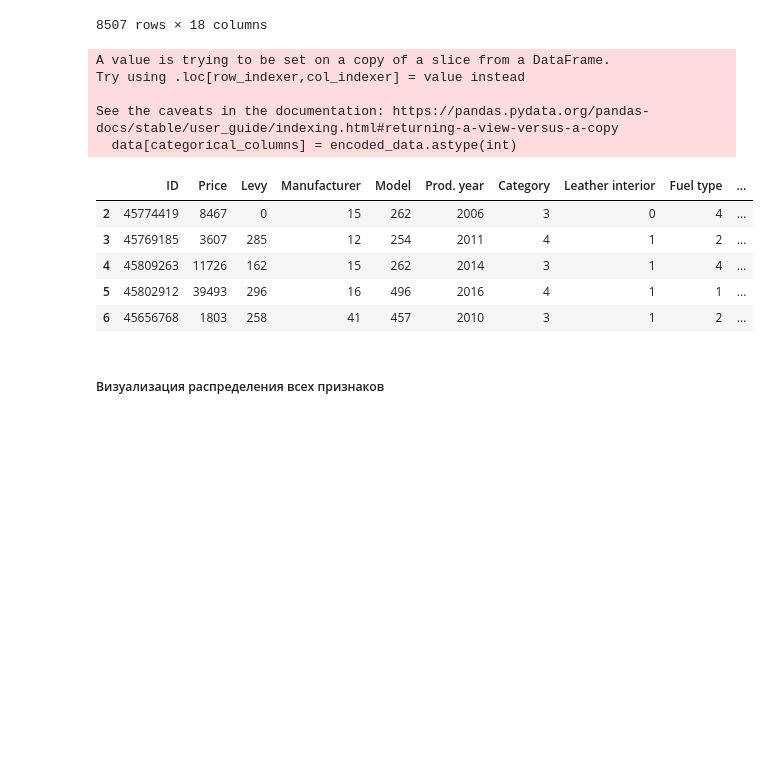
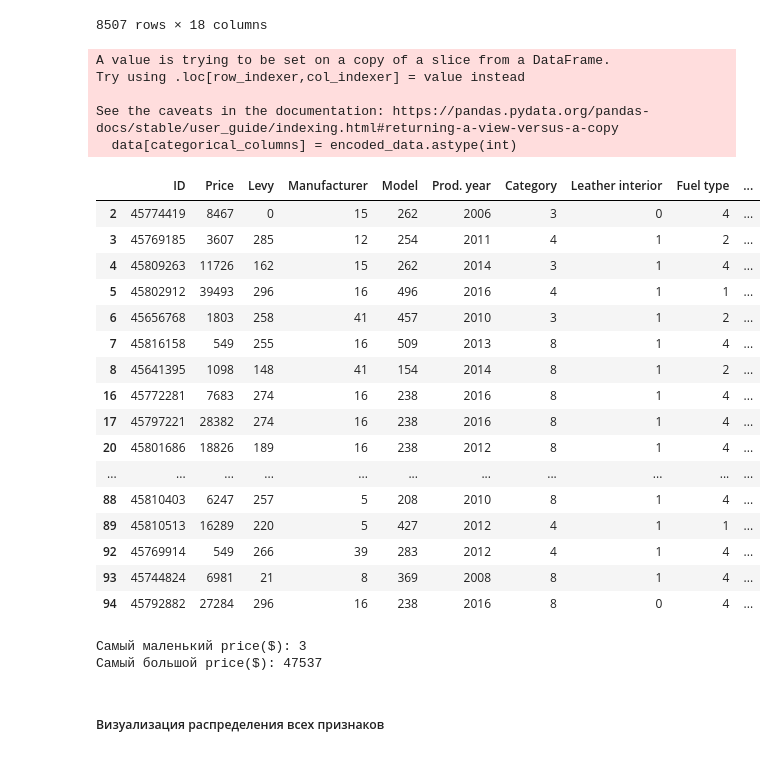
Before and after one commit to Mikilango/MachineLearning, a Jupyter notebook: test_6.ipynb, the cells around one changed output. Saved outputs shown, nothing was run; the diff lists cells and outputs as text; code cells hidden in the pictures; blank space fills up the shorter version.

```diff
--- a/test_6.ipynb
+++ b/test_6.ipynb
@@ -263,24 +271,47 @@ See the caveats in the documentation: https://pandas.pydata.org/pandas-docs/stab
 # %%
 # Кодирование категориальных переменных
 from sklearn.preprocessing import OrdinalEncoder
 categorical_columns = data.select_dtypes(include=['object']).columns.tolist()
 ordinal_encoder = OrdinalEncoder()
 encoded_data = ordinal_encoder.fit_transform(data[categorical_columns])
 data[categorical_columns] = encoded_data.astype(int)
 
-data.head()
+data.head(50)
 # %% [output]
 A value is trying to be set on a copy of a slice from a DataFrame.
 Try using .loc[row_indexer,col_indexer] = value instead
 
 See the caveats in the documentation: https://pandas.pydata.org/pandas-docs/stable/user_guide/indexing.html#returning-a-view-versus-a-copy
   data[categorical_columns] = encoded_data.astype(int)
 |  | ID | Price | Levy | Manufacturer | Model | Prod. year | Category | Leather interior | Fuel type | ... |
 | 2 | 45774419 | 8467 | 0 | 15 | 262 | 2006 | 3 | 0 | 4 | ... |
 | 3 | 45769185 | 3607 | 285 | 12 | 254 | 2011 | 4 | 1 | 2 | ... |
 | 4 | 45809263 | 11726 | 162 | 15 | 262 | 2014 | 3 | 1 | 4 | ... |
 | 5 | 45802912 | 39493 | 296 | 16 | 496 | 2016 | 4 | 1 | 1 | ... |
 | 6 | 45656768 | 1803 | 258 | 41 | 457 | 2010 | 3 | 1 | 2 | ... |
+| 7 | 45816158 | 549 | 255 | 16 | 509 | 2013 | 8 | 1 | 4 | ... |
+| 8 | 45641395 | 1098 | 148 | 41 | 154 | 2014 | 8 | 1 | 2 | ... |
+| 16 | 45772281 | 7683 | 274 | 16 | 238 | 2016 | 8 | 1 | 4 | ... |
+| 17 | 45797221 | 28382 | 274 | 16 | 238 | 2016 | 8 | 1 | 4 | ... |
+| 20 | 45801686 | 18826 | 189 | 16 | 238 | 2012 | 8 | 1 | 4 | ... |
+| ... | ... | ... | ... | ... | ... | ... | ... | ... | ... | ... |
+| 88 | 45810403 | 6247 | 257 | 5 | 208 | 2010 | 8 | 1 | 4 | ... |
+| 89 | 45810513 | 16289 | 220 | 5 | 427 | 2012 | 4 | 1 | 1 | ... |
+| 92 | 45769914 | 549 | 266 | 39 | 283 | 2012 | 4 | 1 | 4 | ... |
+| 93 | 45744824 | 6981 | 21 | 8 | 369 | 2008 | 8 | 1 | 4 | ... |
+| 94 | 45792882 | 27284 | 296 | 16 | 238 | 2016 | 8 | 0 | 4 | ... |
+# %%
+# Нахождение самого маленького значения в столбце "price"
+min_price = data['Price'].min()
+
+# Нахождение самого большого значения в столбце "price"
+max_price = data['Price'].max()
+
+print("Самый маленький price($):", min_price)
+print("Самый большой price($):", max_price)
+# %% [output]
+Самый маленький price($): 3
+Самый большой price($): 47537
 # %% [markdown]
 ##### Визуализация распределения всех признаков
 # %%
```
Also changed, not shown: parts of 16 cells of this notebook.
